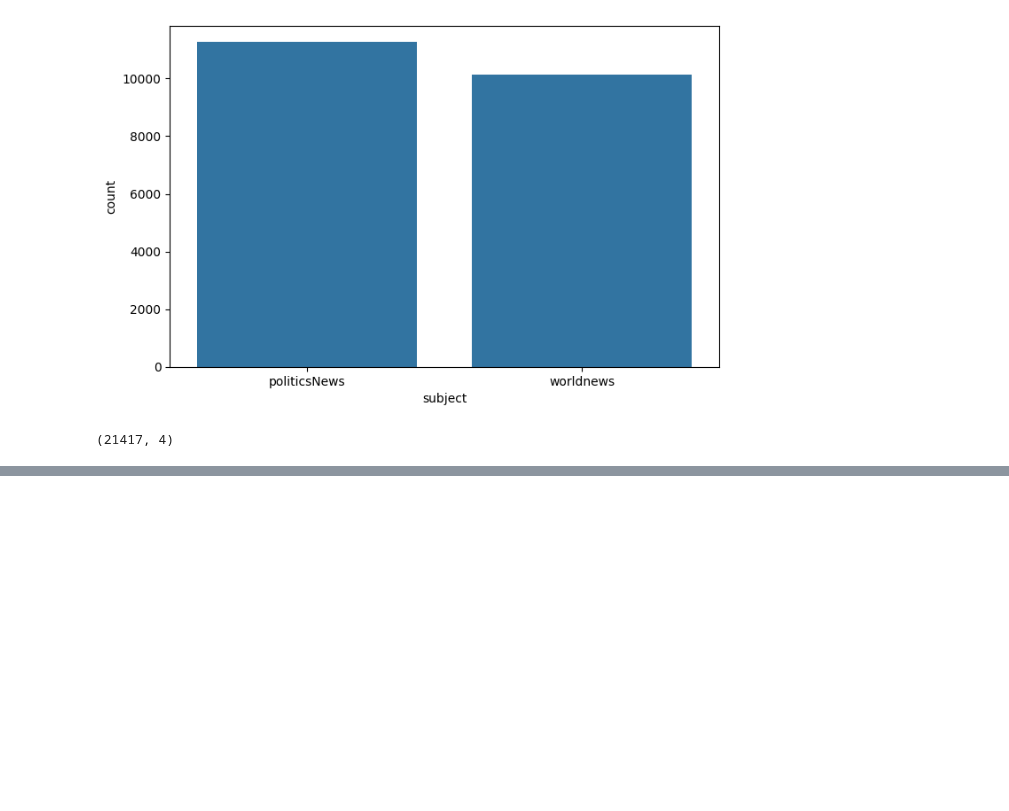
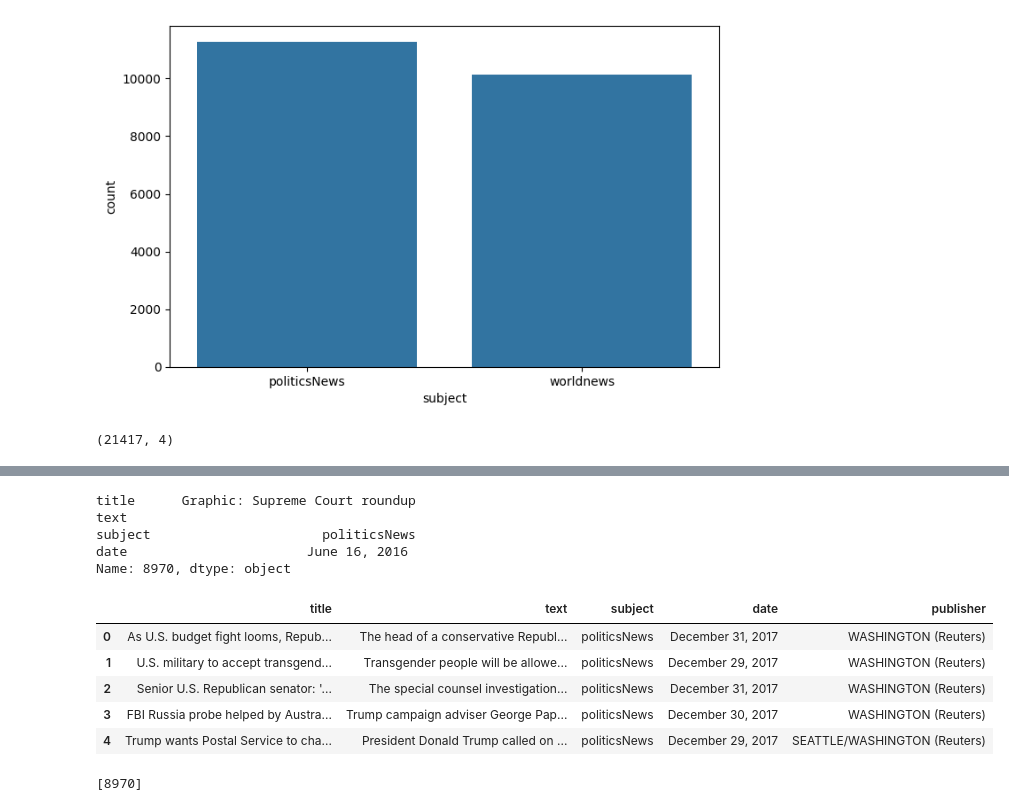
Before and after one commit to csci595-research-lit-spring-2024/595-class-project-spring-2024-mnajeeb4, a Jupyter notebook: notebooks/Unmasking Deception through Advanced NLP Analysis (Bidirectional LSTM).ipynb, the cells around one changed output, grey strips where cells are left out. Drawn from its saved outputs; the diff is of its cells as text; code cells hidden in the pictures; blank space fills up the shorter version.

```diff
--- a/notebooks/Unmasking Deception through Advanced NLP Analysis (Bidirectional LSTM).ipynb
+++ b/notebooks/Unmasking Deception through Advanced NLP Analysis (Bidirectional LSTM).ipynb
@@ -100,0 +129,13 @@ real_df.shape
+# %%
+#First Creating list of index that do not have publication part
+unknown_publishers = []
+for index,row in enumerate(real_df.text.values):
+    try:
+        record = row.split(" -", maxsplit=1)
+        #if no text part is present, following will give error
+        record[1]
+        #if len of piblication part is greater than 260
+        #following will give error, ensuring no text having "-" in between is counted
+        assert(len(record[0]) < 260)
+    except:
+        unknown_publishers.append(index)
@@ -100,0 +165,10 @@ real_df.shape
+# %%
+real_df.iloc[8970]
+#yep empty
+#will remove this soon
+# %% [output]
+title      Graphic: Supreme Court roundup
+text
+subject                      politicsNews
+date                       June 16, 2016
+Name: 8970, dtype: object
@@ -100,0 +196,15 @@ real_df.shape
+# %%
+real_df.head()
+# %% [output]
+|  | title | text | subject | date | publisher |
+| 0 | As U.S. budget fight looms, Repub... | The head of a conservative Republ... | politicsNews | December 31, 2017 | WASHINGTON (Reuters) |
+| 1 | U.S. military to accept transgend... | Transgender people will be allowe... | politicsNews | December 29, 2017 | WASHINGTON (Reuters) |
+| 2 | Senior U.S. Republican senator: '... | The special counsel investigation... | politicsNews | December 31, 2017 | WASHINGTON (Reuters) |
+| 3 | FBI Russia probe helped by Austra... | Trump campaign adviser George Pap... | politicsNews | December 30, 2017 | WASHINGTON (Reuters) |
+| 4 | Trump wants Postal Service to cha... | President Donald Trump called on ... | politicsNews | December 29, 2017 | SEATTLE/WASHINGTON (Reuters) |
+# %%
+ #checking for rows with empty text like row:8970
+[index for index,text in enumerate(real_df.text.values) if str(text).strip() == '']
+#seems only one :)
+# %% [output]
+[8970]
```
Also changed, not shown: parts of 63 cells of this notebook, 6 other files.
